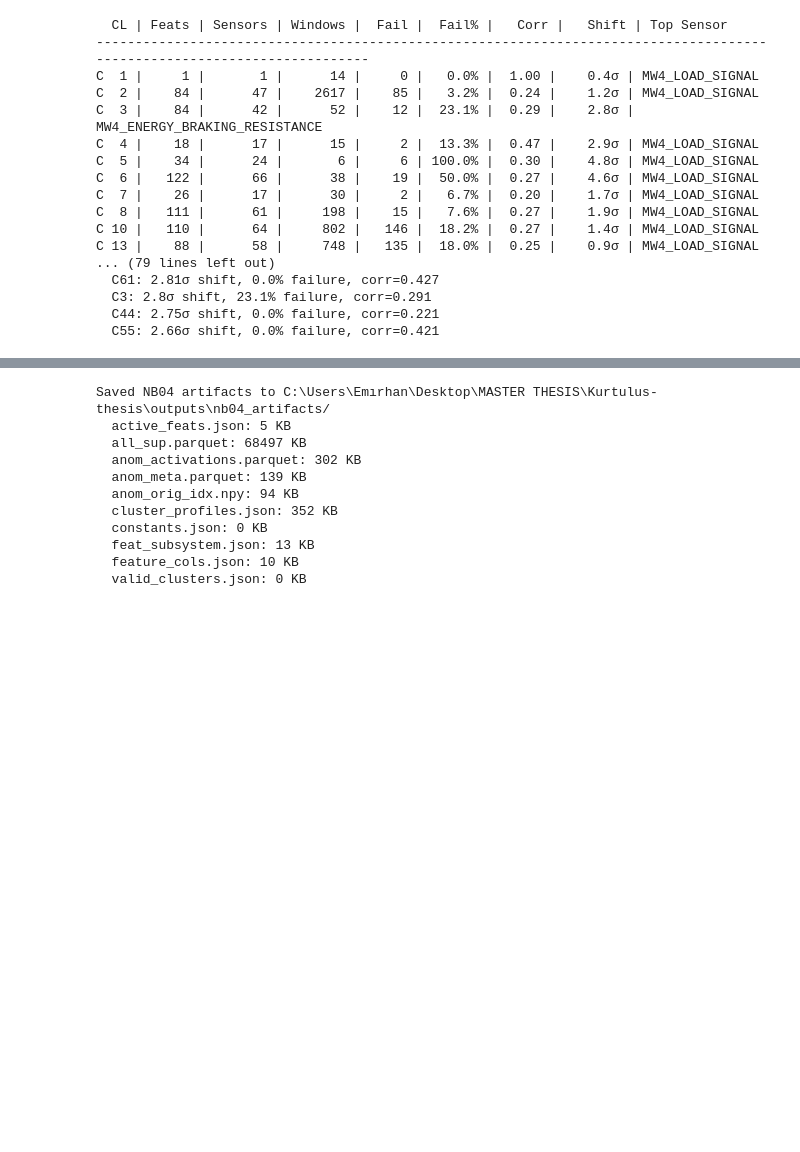
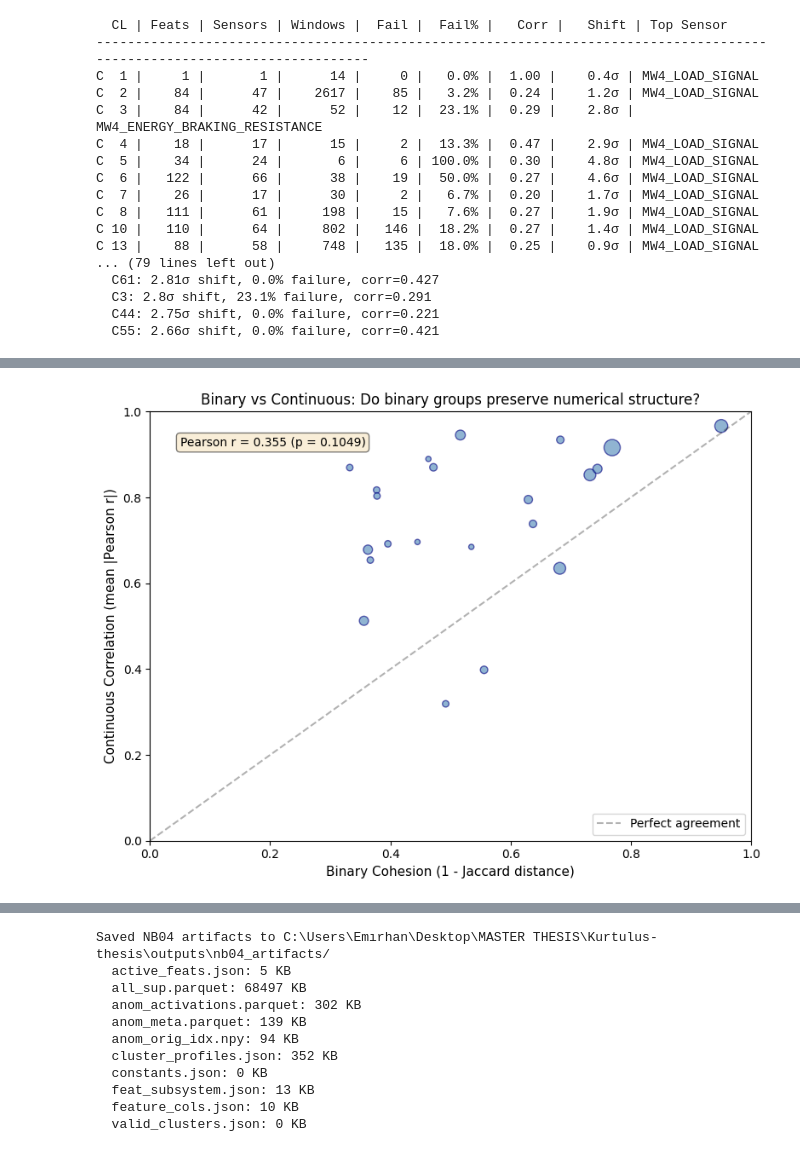
Before and after one commit to Emir515/Kurtulus-thesis, a Jupyter notebook: notebooks/04_anomaly_detection_cluster_analysis.ipynb, the cells around one changed output, grey strips where cells are left out. Cells and saved outputs as stored; diff of their text form; code cells hidden in the pictures; blank space fills up the shorter version.

```diff
--- a/notebooks/04_anomaly_detection_cluster_analysis.ipynb
+++ b/notebooks/04_anomaly_detection_cluster_analysis.ipynb
@@ -785,0 +1044,82 @@ Deep dive complete for clusters: [43, 22, 27, 47, 19]
+# %%
+# ── Numerical evidence: binary vs continuous produce the same groups ──
+# For each Heuristic A cluster, show average internal correlation (continuous)
+# High correlation within binary-derived groups = binary captures continuous structure
+
+print("Do binary-derived groups (Heuristic A) also have high continuous correlation?")
+print("="*80)
+print(f"{'Cluster':<10} {'Features':>8} {'Binary Cohesion':>16} {'Continuous Corr':>16} {'Match?':>8}")
+print("-"*80)
+
+anom_continuous = all_sup.loc[anom_orig_idx, active_feats]
+
+matches, mismatches = 0, 0
+for cl in sorted(heuristic_a.keys()):
+    feats = heuristic_a[cl]
+    if len(feats) < 2:
+        continue
+
+    # Binary cohesion: mean Jaccard similarity within cluster
+    binary_sub = anom_activations[feats].values
+    if binary_sub.shape[0] > 0:
+        from scipy.spatial.distance import pdist
+        jac_dists = pdist(binary_sub.T, metric='jaccard')
+        binary_cohesion = 1 - jac_dists.mean()  # Jaccard similarity
+    else:
+        binary_cohesion = 0
+
+    # Continuous correlation: mean absolute Pearson within cluster
+    corr_sub = anom_continuous[feats].corr().abs()
+    cont_corr = corr_sub.values[np.triu_indices(len(feats), k=1)].mean()
+
+    # Match if both are above or both below 0.5
+    match = (binary_cohesion > 0.3 and cont_corr > 0.3) or (binary_cohesion <= 0.3 and cont_corr <= 0.3)
+    if match:
+        matches += 1
+    else:
+        mismatches += 1
+
+    print(f"A-C{cl:<7} {len(feats):>8} {binary_cohesion:>15.3f} {cont_corr:>15.3f} {'  Yes' if match else '  NO':>8}")
+
+print("-"*80)
+total = matches + mismatches
+print(f"\nAgreement: {matches}/{total} clusters ({100*matches/total:.1f}%)")
+print(f"Binary-derived groups {'DO' if matches/total > 0.8 else 'do NOT'} preserve continuous correlation structure.")
+
+# Overall: scatter plot of binary cohesion vs continuous correlation
+binary_vals, cont_vals, sizes_plot = [], [], []
+for cl in sorted(heuristic_a.keys()):
+    feats = heuristic_a[cl]
+    if len(feats) < 2:
+        continue
+    binary_sub = anom_activations[feats].values
+    jac_dists = pdist(binary_sub.T, metric='jaccard')
+    binary_vals.append(1 - jac_dists.mean())
+    corr_sub = anom_continuous[feats].corr().abs()
+    cont_vals.append(corr_sub.values[np.triu_indices(len(feats), k=1)].mean())
+    sizes_plot.append(len(feats))
+
+fig, ax = plt.subplots(figsize=(8, 6))
+ax.scatter(binary_vals, cont_vals, s=[s*10 for s in sizes_plot], alpha=0.6, c='steelblue', edgecolors='navy')
+ax.plot([0, 1], [0, 1], 'k--', alpha=0.3, label='Perfect agreement')
+ax.set_xlabel('Binary Cohesion (1 - Jaccard distance)', fontsize=11)
+ax.set_ylabel('Continuous Correlation (mean |Pearson r|)', fontsize=11)
+ax.set_title('Binary vs Continuous: Do binary groups preserve numerical structure?', fontsize=12)
+ax.legend()
+ax.set_xlim(0, 1)
+ax.set_ylim(0, 1)
+
+# Add correlation
+from scipy.stats import pearsonr
+r, p = pearsonr(binary_vals, cont_vals)
+ax.text(0.05, 0.92, f'Pearson r = {r:.3f} (p = {p:.4f})', transform=ax.transAxes, fontsize=10,
+        bbox=dict(boxstyle='round', facecolor='wheat', alpha=0.5))
+
+plt.tight_layout()
+plt.savefig(os.path.join(OUT_DIR, 'binary_vs_continuous_validation.png'), dpi=150, bbox_inches='tight')
+plt.show()
+
+print(f"\nCorrelation between binary cohesion and continuous correlation: r = {r:.3f}, p = {p:.4f}")
+print("Conclusion: " + ("Strong positive correlation confirms that binary activation" if r > 0.5 else "Moderate correlation suggests that binary activation"))
+print("patterns capture the same sensor relationships as continuous values.")
+# %% [output]
@@ -785,0 +1143 @@ Deep dive complete for clusters: [43, 22, 27, 47, 19]
+[figure, added]
```
Also changed, not shown: parts of 13 cells of this notebook, 1 other file.
